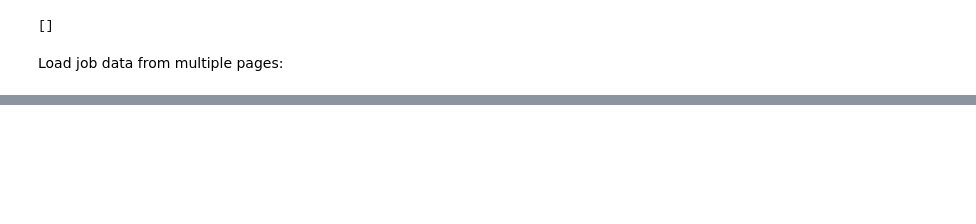
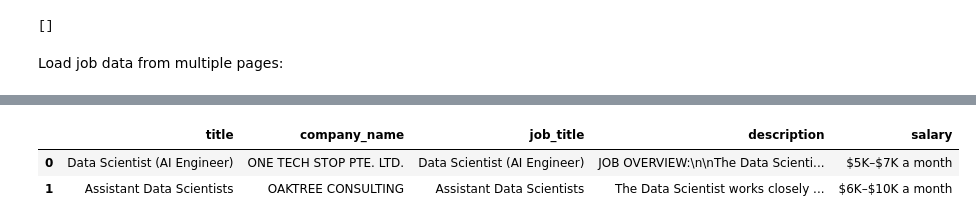
Before and after one commit to dodyharianto/singapore-tech-jobs-salary-predictor, a Jupyter notebook: notebooks/google-jobs-scraping.ipynb, the cells around one changed output, grey strips where cells are left out. Drawn from its saved outputs; the diff is of its cells as text; code cells hidden in the pictures; blank space fills up the shorter version.

```diff
--- a/notebooks/google-jobs-scraping.ipynb
+++ b/notebooks/google-jobs-scraping.ipynb
@@ -243,7 +243,7 @@ jobs_with_salary
 Load job data from multiple pages:
 # %%
 page_number = 0
-while True >= 0:
+while True:
     search_params = {
         'engine': 'google_jobs',
         'q': 'data scientist',
@@ -304,0 +314,6 @@ jobs_with_salary
+# %%
+pd.DataFrame(jobs_with_salary)
+# %% [output]
+|  | title | company_name | job_title | description | salary |
+| 0 | Data Scientist (AI Engineer) | ONE TECH STOP PTE. LTD. | Data Scientist (AI Engineer) | JOB OVERVIEW:\n\nThe Data Scienti... | $5K–$7K a month |
+| 1 | Assistant Data Scientists | OAKTREE CONSULTING | Assistant Data Scientists | The Data Scientist works closely ... | $6K–$10K a month |
```
Also changed, not shown: parts of 2 cells of this notebook.
